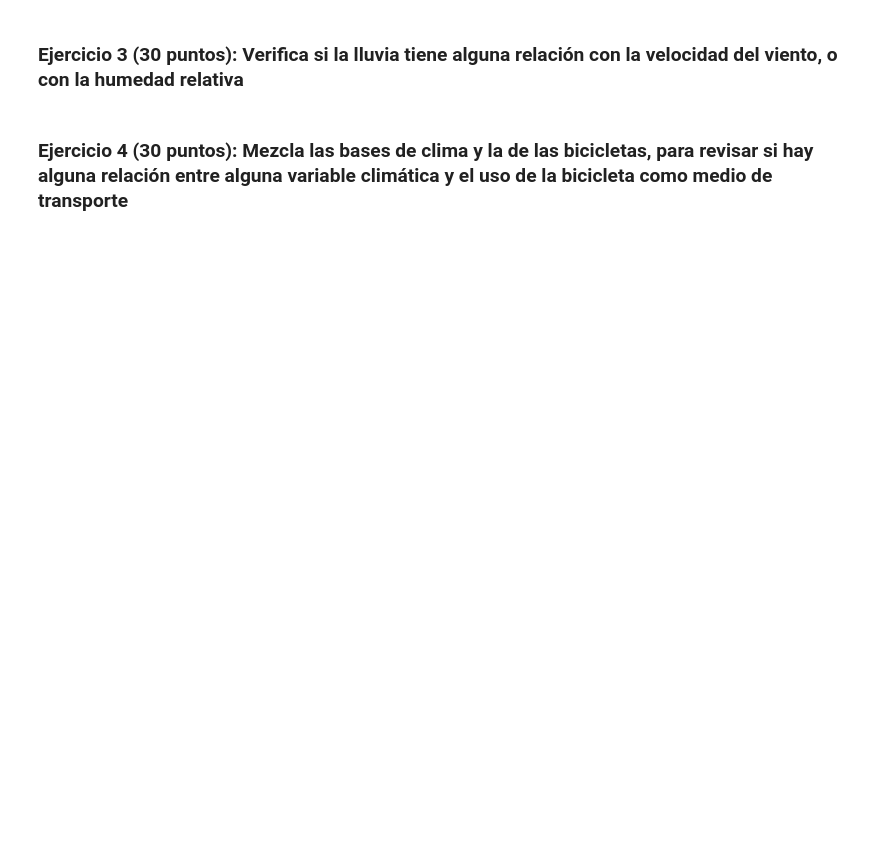
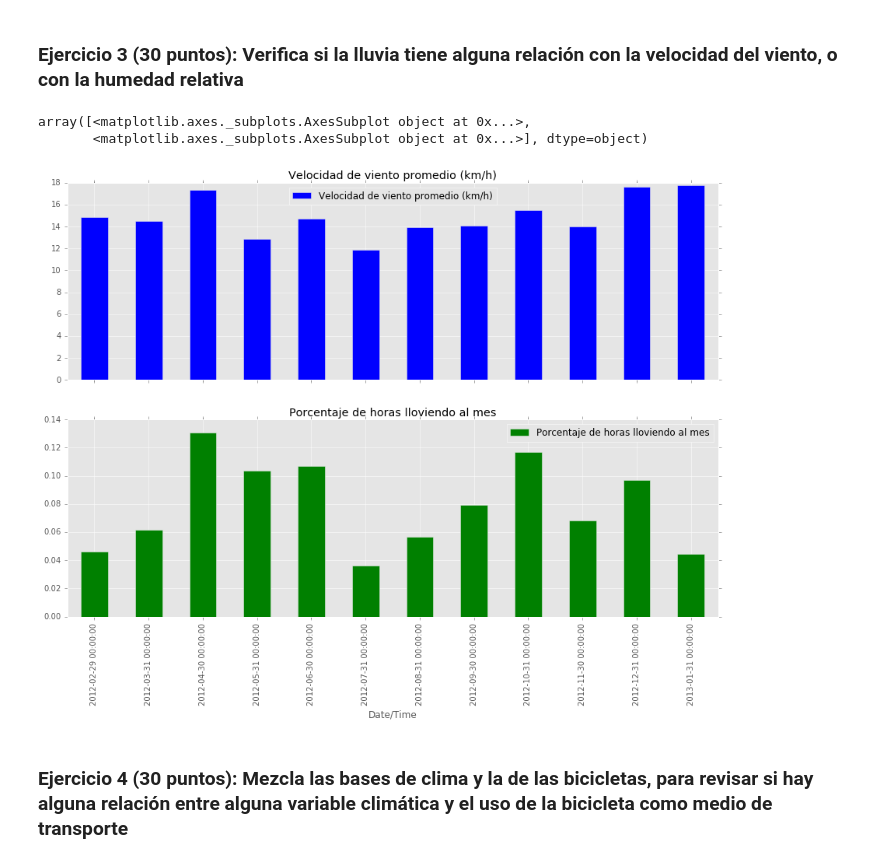
Before and after one commit to cursoRdP-unison/pandas, a Jupyter notebook: intro_pandas.ipynb, the cells around one changed output. Cells and saved outputs as stored; diff of their text form; code cells hidden in the pictures; blank space fills up the shorter version.

```diff
--- a/intro_pandas.ipynb
+++ b/intro_pandas.ipynb
@@ -212,2 +414,14 @@ pd.concat([temperatura, nevando], axis=1).plot(kind='bar', subplots=True, figsiz
+# %%
+lluvia = clima2012[u'Clima'].str.contains('Rain').astype(float).resample('M', how=np.mean)
+
+viento = clima2012[u'Velocidad viento (km/h)'].resample('M', how=np.mean)
+viento.name = "Velocidad de viento promedio (km/h)"
+lluvia.name = "Porcentaje de horas lloviendo al mes"
+
+pd.concat([viento, lluvia], axis=1).plot(kind='bar', subplots=True, figsize=(15, 10))
+# %% [output]
+array([<matplotlib.axes._subplots.AxesSubplot object at 0x...>,
+       <matplotlib.axes._subplots.AxesSubplot object at 0x...>], dtype=object)
+[figure, added]
 # %% [markdown]
 ### Ejercicio 4 (30 puntos): Mezcla las bases de clima y la de las bicicletas, para revisar si hay alguna relación entre alguna variable climática y el uso de la bicicleta como medio de transporte
```
Also changed, not shown: parts of 30 cells of this notebook, 1 other file.
